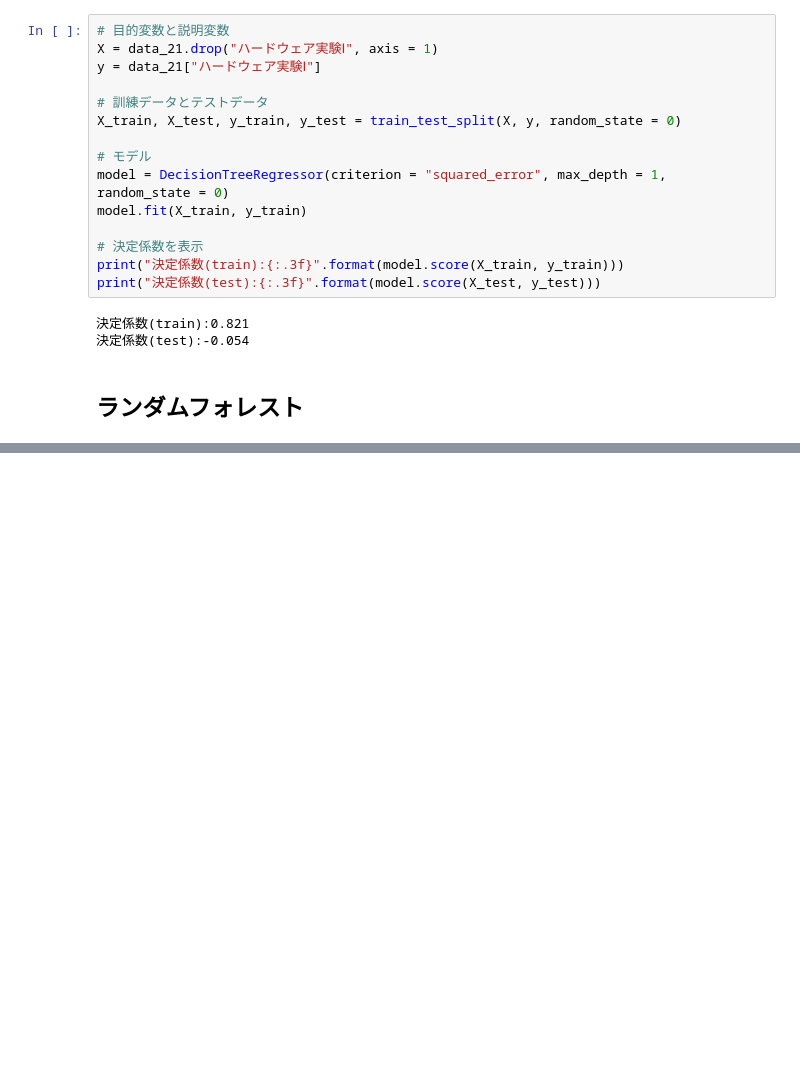
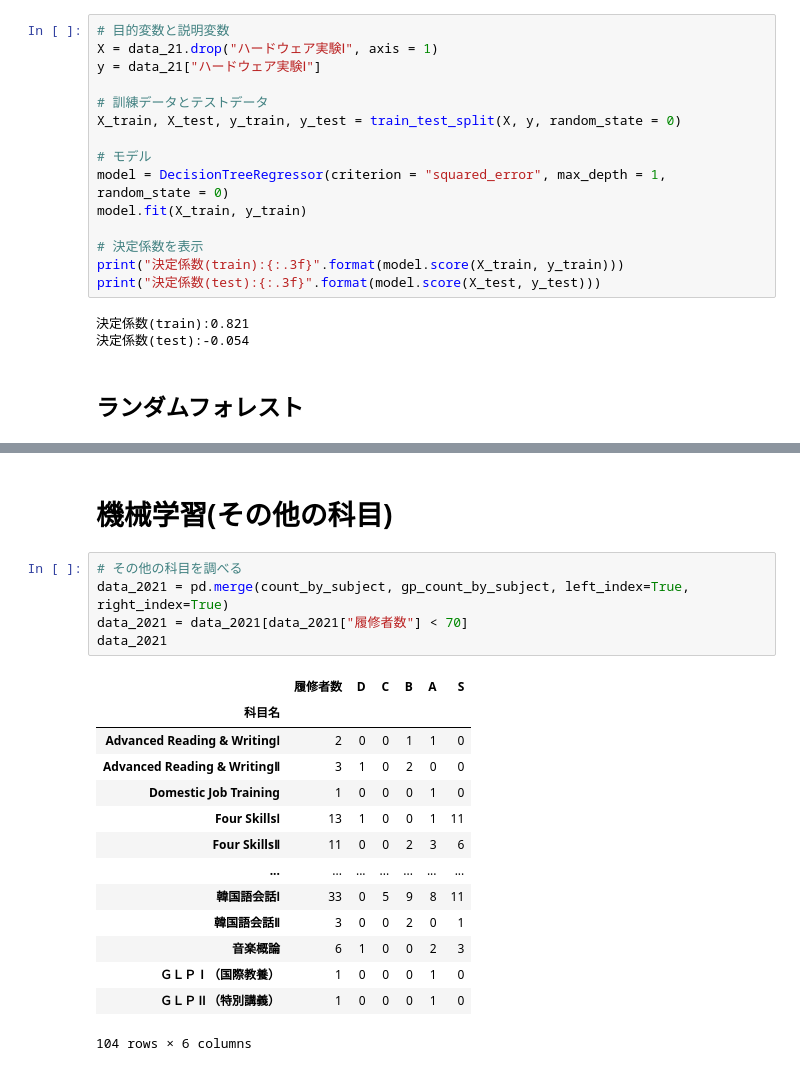
Before and after one commit to ltpdo/GradeData-MachineLearing, a Jupyter notebook: 科目ごとの仕分け.ipynb, the cells around one changed output, grey strips where cells are left out. Cells and saved outputs as stored; diff of their text form; blank space fills up the shorter version.

```diff
--- a/科目ごとの仕分け.ipynb
+++ b/科目ごとの仕分け.ipynb
@@ -467,0 +631,22 @@ plt.show()
+# %% [markdown]
+# 機械学習(その他の科目)
+# %%
+# その他の科目を調べる
+data_2021 = pd.merge(count_by_subject, gp_count_by_subject, left_index=True, right_index=True)
+data_2021 = data_2021[data_2021["履修者数"] < 70]
+data_2021
+# %% [output]
+|  | 履修者数 | D | C | B | A | S |
+| 科目名 |  |  |  |  |  |  |
+| Advanced Reading & WritingⅠ | 2 | 0 | 0 | 1 | 1 | 0 |
+| Advanced Reading & WritingⅡ | 3 | 1 | 0 | 2 | 0 | 0 |
+| Domestic Job Training | 1 | 0 | 0 | 0 | 1 | 0 |
+| Four SkillsⅠ | 13 | 1 | 0 | 0 | 1 | 11 |
+| Four SkillsⅡ | 11 | 0 | 0 | 2 | 3 | 6 |
+| ... | ... | ... | ... | ... | ... | ... |
+| 韓国語会話Ⅰ | 33 | 0 | 5 | 9 | 8 | 11 |
+| 韓国語会話Ⅱ | 3 | 0 | 0 | 2 | 0 | 1 |
+| 音楽概論 | 6 | 1 | 0 | 0 | 2 | 3 |
+| ＧＬＰⅠ（国際教養） | 1 | 0 | 0 | 0 | 1 | 0 |
+| ＧＬＰⅡ（特別講義） | 1 | 0 | 0 | 0 | 1 | 0 |
+104 rows × 6 columns
```
Also changed, not shown: parts of 19 cells of this notebook.
